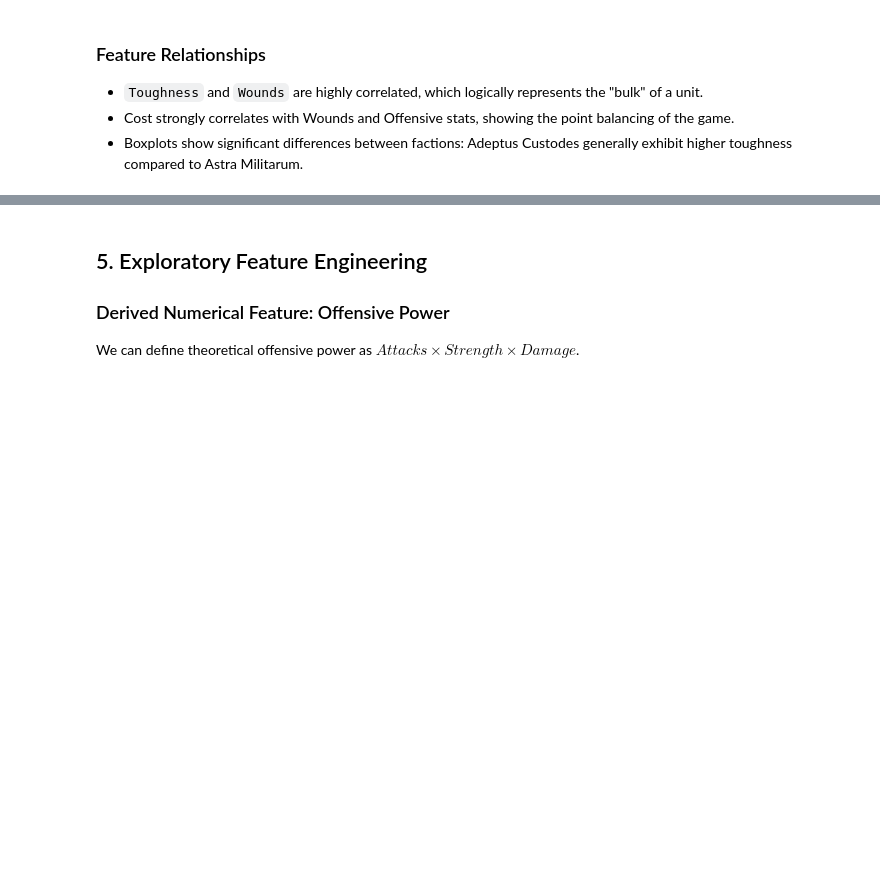
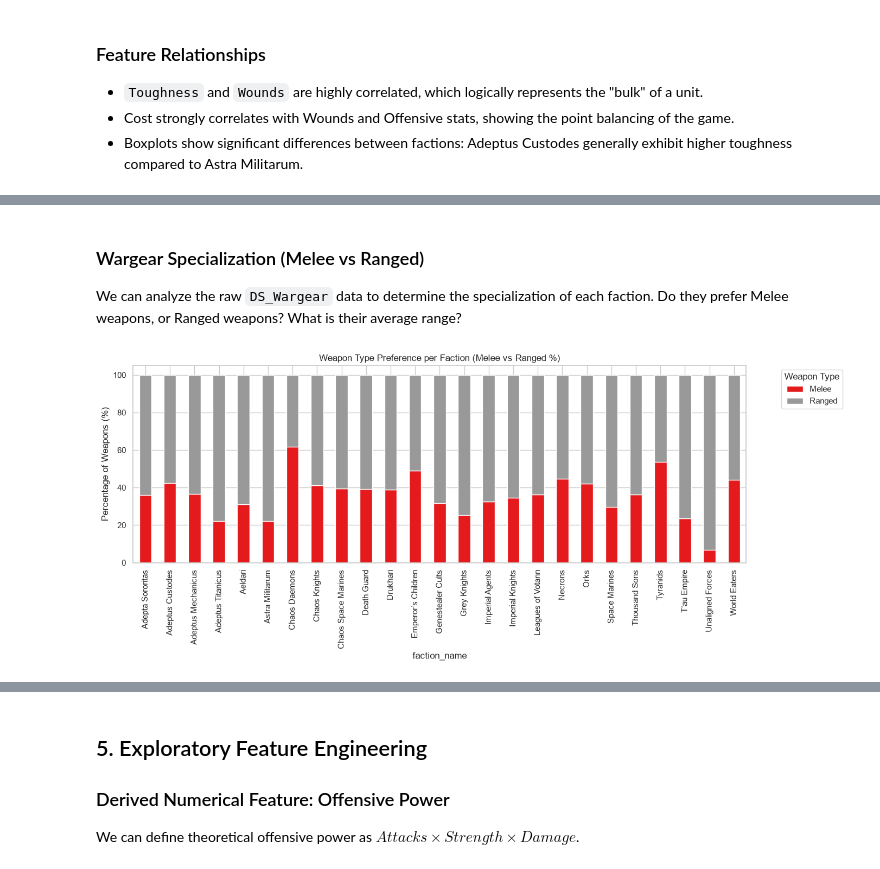
Before and after one commit to JeanJedsonn/Machine_Learning_Parte1V4, a Jupyter notebook: Warhammer40k_EDA.ipynb, the cells around one changed output, grey strips where cells are left out. Saved outputs shown, nothing was run; the diff lists cells and outputs as text; code cells hidden in the pictures; blank space fills up the shorter version.

```diff
--- a/Warhammer40k_EDA.ipynb
+++ b/Warhammer40k_EDA.ipynb
@@ -223,0 +286,31 @@ plt.show()
+# %% [markdown]
+### Wargear Specialization (Melee vs Ranged)
+We can analyze the raw `DS_Wargear` data to determine the specialization of each faction. Do they prefer Melee weapons, or Ranged weapons? What is their average range?
+# %%
+# Merge wargear with factions to analyze specialization
+wargear_faction = wargear.merge(datasheets[['datasheet_id', 'faction_id']], on='datasheet_id')
+wargear_faction = wargear_faction.merge(factions[['faction_id', 'faction_name']], on='faction_id')
+
+# Standardize weapon_type
+wargear_faction['is_melee'] = wargear_faction['weapon_type'].str.contains('Melee', case=False, na=False)
+wargear_faction['is_ranged'] = wargear_faction['weapon_type'].str.contains('Ranged', case=False, na=False)
+
+wargear_faction['Weapon Category'] = np.where(wargear_faction['is_melee'], 'Melee',
+                                     np.where(wargear_faction['is_ranged'], 'Ranged', 'Other'))
+
+type_counts = wargear_faction.groupby(['faction_name', 'Weapon Category']).size().unstack(fill_value=0)
+if 'Melee' in type_counts.columns and 'Ranged' in type_counts.columns:
+    type_counts = type_counts[['Melee', 'Ranged']]
+
+    # Calculate percentage
+    type_pct = type_counts.div(type_counts.sum(axis=1), axis=0) * 100
+
+    # Plot Melee vs Ranged preference
+    type_pct.plot(kind='bar', stacked=True, figsize=(14, 6), colormap='Set1')
+    plt.title('Weapon Type Preference per Faction (Melee vs Ranged %)')
+    plt.ylabel('Percentage of Weapons (%)')
+    plt.legend(title='Weapon Type', bbox_to_anchor=(1.05, 1), loc='upper left')
+    plt.tight_layout()
+    plt.show()
+# %% [output]
+[figure, added]
```
Also changed, not shown: parts of 6 cells of this notebook, 1 other file.
